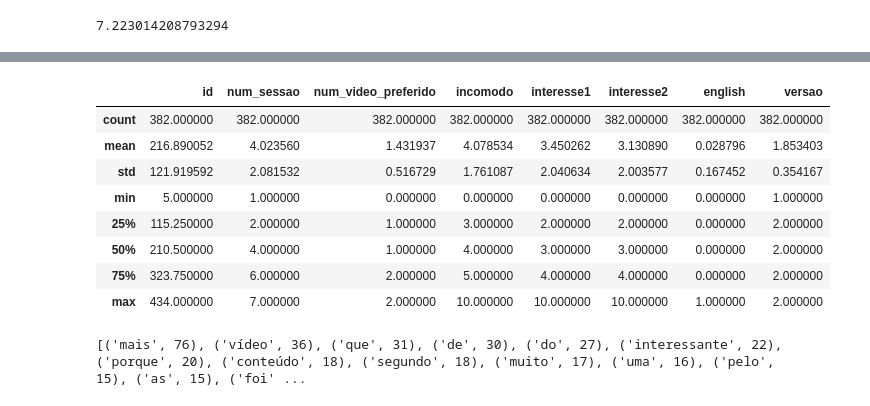
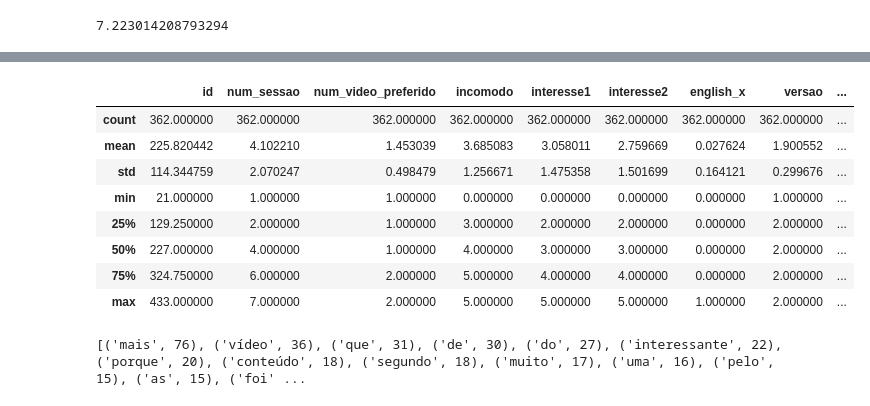
Before and after one commit to mateussnogs/analise_qose_2, a Jupyter notebook: qos_matheus.ipynb, the cells around one changed output, grey strips where cells are left out. Drawn from its saved outputs; the diff is of its cells as text; code cells hidden in the pictures.

```diff
--- a/qos_matheus.ipynb
+++ b/qos_matheus.ipynb
@@ -21,7 +21,7 @@ stress_final = pd.concat([stress_sid, stress_email])
 
 feedbacks_stress = pd.merge(feedbacks, stress_final, on=['session_id', 'email'], how='inner')
 feedbacks_stress.drop(columns = ['created_date_y', 'num_sessao_y'], inplace=True)
-feedbacks_stress.rename(index=str, columns={'created_date_x':'created_date', 'num_sessao_x':'num_sessao'}, inplace=True)
+feedbacks_stress.rename(index=str, columns={'created_date_x':'created_date', 'num_sessao_x':'num_sessao', 'id_x':'id'}, inplace=True)
 
 feedbacks_stress = feedbacks_stress.loc[feedbacks_stress['num_video_preferido'] > 0]
 # %%
@@ -317,36 +317,40 @@ graph
 # %%
 # revertendo a troca das classificacoes para solucionar o problema: (j1, primeiro) -> (j1, segundo)
 
-feeds = pd.read_csv("Feedbacks 01_08 - video_sessions_feedback.csv", parse_dates=['created_date'])
+# feeds = pd.read_csv("Feedbacks 01_08 - video_sessions_feedback.csv", parse_dates=['created_date'])
+feeds = feedbacks_stress.copy()
 
 f_v1 = feeds[ feeds['created_date'].dt.month < 7]
 f_v2 = feeds[ feeds['created_date'].dt.month >= 7]
 
 highQoS = f_v1[ ( f_v1['num_sessao'].isin([1,3,6]) & (f_v1['num_video_preferido']==1) ) |
                (f_v1['num_sessao'].isin([2,4,5,7]) & (f_v1['num_video_preferido']==2) ) ]
 
 highQoS = pd.concat([ highQoS,
                     f_v2[( f_v2['num_sessao'].isin([1,5]) & (f_v2['num_video_preferido']==1) ) |
                     ( f_v2['num_sessao'].isin([2,3,4,6,7]) & (f_v2['num_video_preferido']==2) )]
                     ])
 
 lowQoS = feeds[~feeds['id'].isin(highQoS['id'])]
 
 lowQoS['class'] = 'lowQoS'
 highQoS['class'] = 'highQoS'
 
 low_high = pd.concat([lowQoS, highQoS])
 low_high.describe()
+
+low_high = swap_ints(low_high)
+low_high.describe()
 # %% [output]
-|  | id | num_sessao | num_video_preferido | incomodo | interesse1 | interesse2 | english | versao |
-| count | 382.000000 | 382.000000 | 382.000000 | 382.000000 | 382.000000 | 382.000000 | 382.000000 | 382.000000 |
-| mean | 216.890052 | 4.023560 | 1.431937 | 4.078534 | 3.450262 | 3.130890 | 0.028796 | 1.853403 |
-| std | 121.919592 | 2.081532 | 0.516729 | 1.761087 | 2.040634 | 2.003577 | 0.167452 | 0.354167 |
-| min | 5.000000 | 1.000000 | 0.000000 | 0.000000 | 0.000000 | 0.000000 | 0.000000 | 1.000000 |
-| 25% | 115.250000 | 2.000000 | 1.000000 | 3.000000 | 2.000000 | 2.000000 | 0.000000 | 2.000000 |
-| 50% | 210.500000 | 4.000000 | 1.000000 | 4.000000 | 3.000000 | 3.000000 | 0.000000 | 2.000000 |
-| 75% | 323.750000 | 6.000000 | 2.000000 | 5.000000 | 4.000000 | 4.000000 | 0.000000 | 2.000000 |
-| max | 434.000000 | 7.000000 | 2.000000 | 10.000000 | 10.000000 | 10.000000 | 1.000000 | 2.000000 |
+|  | id | num_sessao | num_video_preferido | incomodo | interesse1 | interesse2 | english_x | versao | ... |
+| count | 362.000000 | 362.000000 | 362.000000 | 362.000000 | 362.000000 | 362.000000 | 362.000000 | 362.000000 | ... |
+| mean | 225.820442 | 4.102210 | 1.453039 | 3.685083 | 3.058011 | 2.759669 | 0.027624 | 1.900552 | ... |
+| std | 114.344759 | 2.070247 | 0.498479 | 1.256671 | 1.475358 | 1.501699 | 0.164121 | 0.299676 | ... |
+| min | 21.000000 | 1.000000 | 1.000000 | 0.000000 | 0.000000 | 0.000000 | 0.000000 | 1.000000 | ... |
+| 25% | 129.250000 | 2.000000 | 1.000000 | 3.000000 | 2.000000 | 2.000000 | 0.000000 | 2.000000 | ... |
+| 50% | 227.000000 | 4.000000 | 1.000000 | 4.000000 | 3.000000 | 3.000000 | 0.000000 | 2.000000 | ... |
+| 75% | 324.750000 | 6.000000 | 2.000000 | 5.000000 | 4.000000 | 4.000000 | 0.000000 | 2.000000 | ... |
+| max | 433.000000 | 7.000000 | 2.000000 | 5.000000 | 5.000000 | 5.000000 | 1.000000 | 2.000000 | ... |
 # %%
 from sklearn.feature_extraction.text import CountVectorizer
 from sklearn.feature_extraction.text import TfidfVectorizer
```
